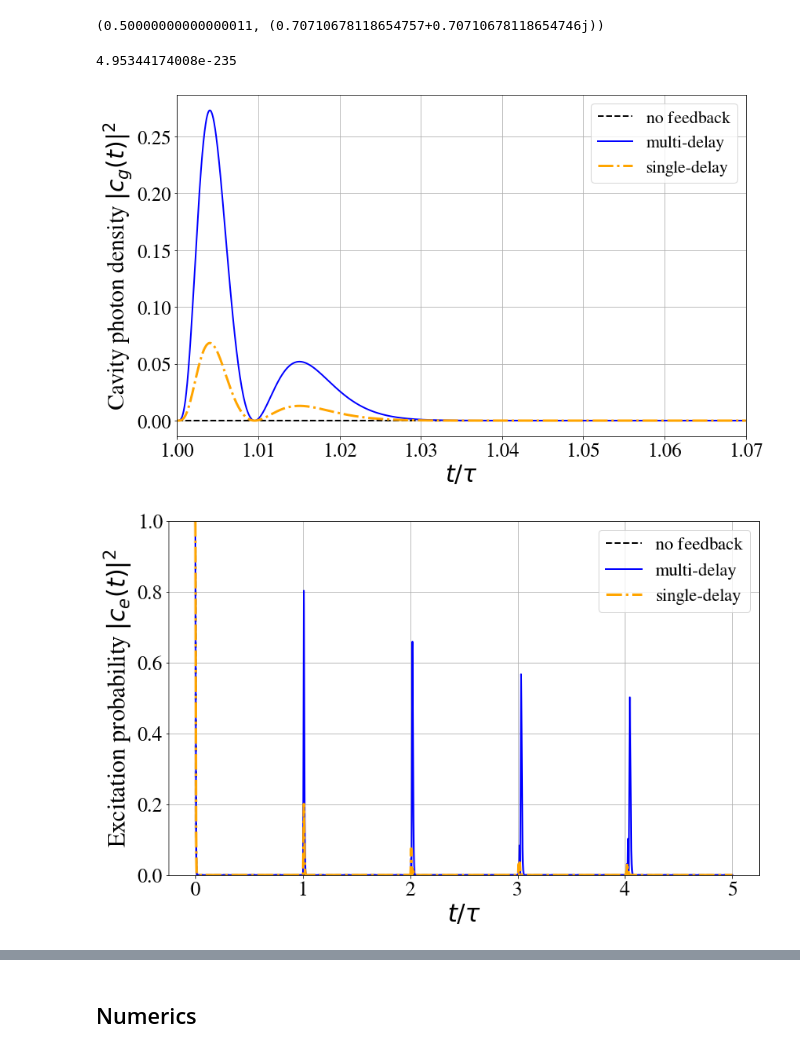
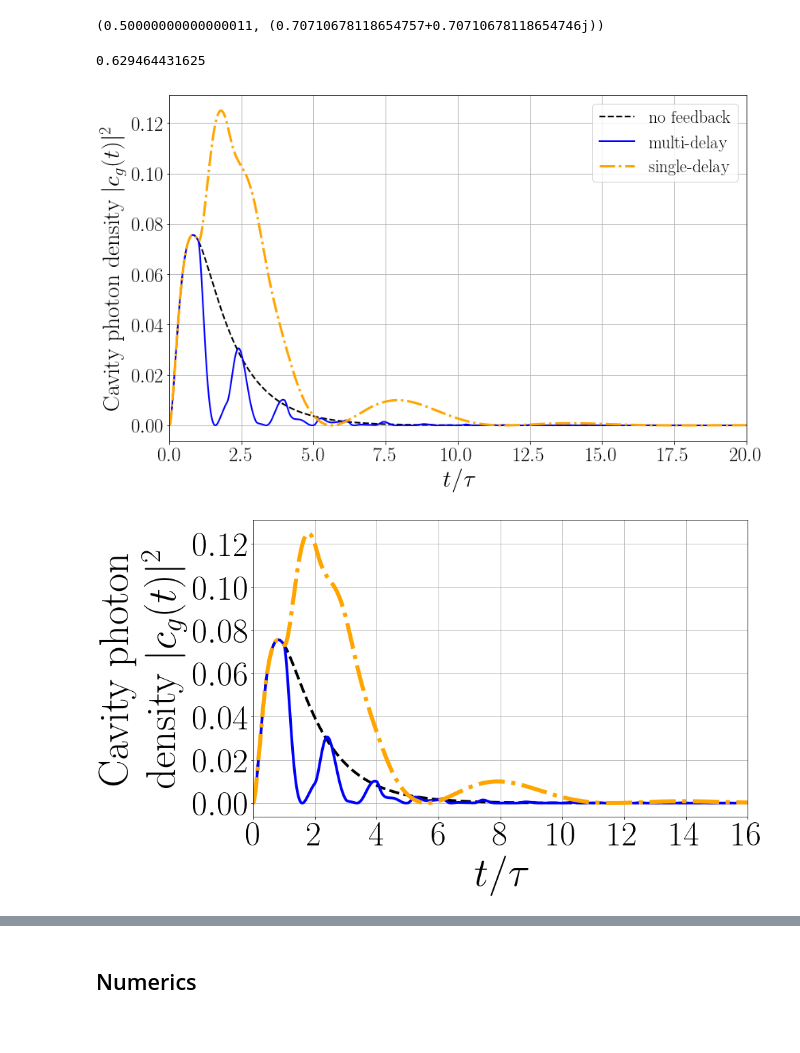
Before and after one commit to nemetniki/with-Andreas, a Jupyter notebook: CQED_standingwave.ipynb, the cells around one changed output, grey strips where cells are left out. Cells and saved outputs as stored; diff of their text form; code cells hidden in the pictures.

```diff
--- a/CQED_standingwave.ipynb
+++ b/CQED_standingwave.ipynb
@@ -41,6 +42,8 @@ import numpy as np
 import pylab as pl
 import matplotlib.pyplot as plt
 from pydelay import dde23
+import matplotlib as mpl
+mpl.rc('text', usetex=True)
 # %%
 print(np.sin(3*np.pi/4)**2,np.exp(1j*np.pi/4))
 # %% [output]
@@ -48,7 +51,7 @@ print(np.sin(3*np.pi/4)**2,np.exp(1j*np.pi/4))
 # %%
 eqnsST1 = {
     'ce:c' : '(ii*gam)*cg',
-    'cg:c' : '(ii*gam)*ce - 2*kap*(cg+exp(ii*phi)*cg(t-tau)*heavi(t-tau))- kap1*cg'
+    'cg:c' : '(ii*gam)*ce - 2*kap*(cg-exp(ii*phi)*cg(t-tau)*heavi(t-tau))- kap1*cg'
     }
 
 eqnsSTnofb = {
@@ -75,7 +78,7 @@ eqnsSTnofb = {
 #    }
 eqnsSTmany = {
     'ce:c' : '(ii*gam)*cg',
-    'cg:c' : '(ii*gam)*ce - kap1*cg - kap*4*s*(0.5*cg+cg(t-tau)*heavi(t-tau)*exp(-ii*phi)\
+    'cg:c' : '(ii*gam)*ce - kap1*cg - kap*4*(0.5*cg+cg(t-tau)*heavi(t-tau)*exp(-ii*phi)\
     +cg(t-2*tau)*heavi(t-2*tau)*exp(-ii*2.*phi)+cg(t-3*tau)*heavi(t-3*tau)*exp(-ii*3.*phi)\
     +cg(t-4*tau)*heavi(t-4*tau)*exp(-ii*4.*phi)+cg(t-5*tau)*heavi(t-5*tau)*exp(-ii*5.*phi)\
     +cg(t-6*tau)*heavi(t-6*tau)*exp(-ii*6.*phi)+cg(t-7*tau)*heavi(t-7*tau)*exp(-ii*7.*phi)\
@@ -101,10 +104,9 @@ eqnsSTmany = {
 paramsST = {
             'gam' : 1.,
             'kap' : 1.,
-            'tau' : 100*np.pi,
-            'kap1': 0.,#1.,
-            's'   : np.sin(np.pi/2.)**2,
-            'phi' : np.pi/2
+            'tau' : np.pi/3.,
+            'kap1': 1.,
+            'phi' : 2*np.pi
                         }
 
 mycode = """
@@ -116,8 +118,8 @@ double heavi(double t) {
 }
 """
 
-howlong=5
-dt=0.0001
+howlong=20
+dt=0.00001
 ddeST1 = dde23(eqns=eqnsST1, params=paramsST, supportcode=mycode)
 ddeST1.set_sim_params(tfinal=howlong*paramsST['tau'], dtmax=dt)
 ddeSTnofb = dde23(eqns=eqnsSTnofb, params=paramsST, supportcode=mycode)
@@ -142,59 +144,95 @@ mpl.rc('font',family='FreeSerif')
 mpl.rc('xtick',labelsize=25)
 mpl.rc('ytick',labelsize=25)
 
-sol1 = ddeST1.sample(0,howlong*paramsST['tau'],dt)
+sol1 = ddeST1.sample(0,howlong*paramsST['tau'],10*dt)
 tST1  = sol1['t']/paramsST['tau']
 ceST1 = sol1['ce']
 cgST1 = sol1['cg']
-solnofb = ddeSTnofb.sample(0,howlong*paramsST['tau'],dt)
+solnofb = ddeSTnofb.sample(0,howlong*paramsST['tau'],10*dt)
 tSTnofb  = solnofb['t']/paramsST['tau']
 ceSTnofb = solnofb['ce']
 cgSTnofb = solnofb['cg']
-solmany = ddeSTmany.sample(0,howlong*paramsST['tau'],dt)
+solmany = ddeSTmany.sample(0,howlong*paramsST['tau'],10*dt)
 tSTmany  = solmany['t']/paramsST['tau']
 ceSTmany = solmany['ce']
 cgSTmany = solmany['cg']
 
 fsfont = {'fontname':'FreeSerif'}
-plt.figure(1,figsize=(13,8))
+plt.figure(0,figsize=(13,8))
 plt.clf()
 plt.plot(tSTnofb,np.abs(cgSTnofb)**2,linewidth=2.0,label='no feedback',color='k',ls='--')
 plt.plot(tSTmany,np.abs(cgSTmany)**2,linewidth=2.0,label='multi-delay',color='b',ls='-')
 plt.plot(tST1,np.abs(cgST1)**2,linewidth=3.0,label='single-delay',color = 'orange',ls="-.")
 plt.xlabel('$t/\\tau$',fontsize=30.)
 #plt.xlim(4.0,4.07)
-plt.xlim(1.0,1.07)
-#plt.xlim(1.,20)
+#plt.xlim(1.0,1.07)
+plt.xlim(0.,20)
+#plt.xlim(0,12)
 plt.ylabel('Cavity photon density $|c_g(t)|^2$',fontsize=30.)
 plt.legend(loc='upper right',fontsize = 22)
 plt.grid(True)
+mpl.rc('xtick',labelsize=50)
+mpl.rc('ytick',labelsize=50)
+plt.figure(1,figsize=(13,8))
+plt.clf()
+plt.plot(tSTnofb,np.abs(cgSTnofb)**2,linewidth=4.0,label='no feedback',color='k',ls='--')
+plt.plot(tSTmany,np.abs(cgSTmany)**2,linewidth=4.0,label='multi-delay',color='b',ls='-')
+plt.plot(tST1,np.abs(cgST1)**2,linewidth=6.0,label='single-delay',color = 'orange',ls="-.")
+plt.xlabel('$t/\\tau$',fontsize=60.)
+#plt.xlim(4.0,4.07)
+#plt.xlim(1.0,1.07)
+#plt.xlim(1.,20)
+plt.xlim(0,16)
+plt.ylabel('Cavity photon\n density $|c_g(t)|^2$',fontsize=60.)
+#plt.legend(loc='upper right',fontsize = 22)
+plt.grid(True)
+mpl.rc('xtick',labelsize=25)
+mpl.rc('ytick',labelsize=25)
+
 plt.figure(2,figsize=(13,8))
+
 plt.plot(tSTnofb,np.abs(ceSTnofb)**2,linewidth=2.0,label='no feedback',color='k',ls='--')
 plt.ylim(0,1)
 #plt.xlim(0.,0.1)
 print(np.abs(ceSTmany[-1])**2)
+plt.hlines(np.abs(1/(1+(np.pi/12.)))**2,0,20,color="grey",linestyles="dotted",label="steadystate theory",lw=4)
 plt.plot(tSTmany,np.abs(ceSTmany)**2,linewidth=2.0,label='multi-delay',color='b',ls='-')
 plt.plot(tST1,np.abs(ceST1)**2,linewidth=3.0,label='single-delay',color = 'orange',ls="-.")
 plt.xlabel('$t/\\tau$',fontsize=30.)
 plt.ylabel('Excitation probability $|c_e(t)|^2$',fontsize=30.)
 plt.legend(loc='upper right',fontsize = 22)
 #plt.xlim(0,3)
-#plt.xlim(0,10)
+plt.xlim(0,20)
 plt.grid(True)
 plt.figure(3,figsize=(13,8))
 plt.plot(tSTnofb,1-(np.abs(ceSTnofb)**2+np.abs(cgSTnofb)**2),linewidth=2.0,label='no feedback',color='k',ls='--')
 plt.ylim(0,1)
 #plt.xlim(1.99,2.01)
 plt.plot(tSTmany,1-(np.abs(ceSTmany)**2+np.abs(cgSTmany)**2),linewidth=3.0,label='multi-delay',color='b',ls='-.')
 plt.plot(tST1,1-(np.abs(ceST1)**2+np.abs(cgST1)**2),linewidth=2.0,label='single-delay',color = 'orange')
 plt.xlabel('$t/\\tau$',fontsize=30.)
 plt.ylabel('Outer photon density $\sum_{q^\prime}|c_{g,q^\prime}(t)|^2$',fontsize=30.)
 plt.legend(loc='upper right',fontsize = 22)
 #plt.xlim(0,10)
 #plt.xlim(0,3)
 plt.grid(True)
+
+plt.figure(4,figsize=(13,8))
+plt.clf()
+plt.plot(tSTnofb,np.abs(cgSTnofb)**2,linewidth=2.0,label='no feedback',color='k',ls='--')
+plt.plot(tSTmany,np.abs(cgSTmany)**2,linewidth=2.0,label='multi-delay',color='b',ls='-')
+plt.plot(tST1,np.abs(cgST1)**2,linewidth=3.0,label='single-delay',color = 'orange',ls="-.")
+plt.xlabel('$t/\\tau$',fontsize=30.)
+plt.xlim(4.0,4.07)
+#plt.xlim(1.0,1.07)
+#plt.xlim(1.,20)
+#plt.xlim(0,12)
+plt.ylabel('Cavity photon\n density $|c_g(t)|^2$',fontsize=30.)
+plt.legend(loc='upper right',fontsize = 22)
+plt.grid(True)
+
 plt.show()
 # %% [output]
-4.95344174008e-235
+0.629464431625
-[figure, old version]
+[figure, new version]
-[figure, old version]
+[figure, new version]
```
Also changed, not shown: parts of 6 cells of this notebook.
